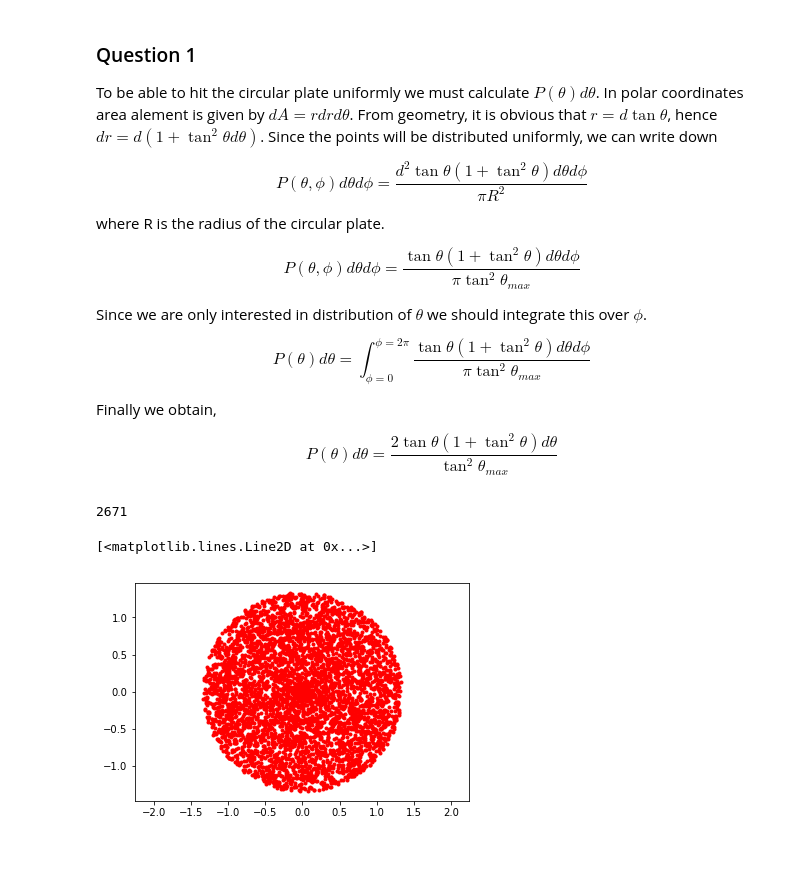
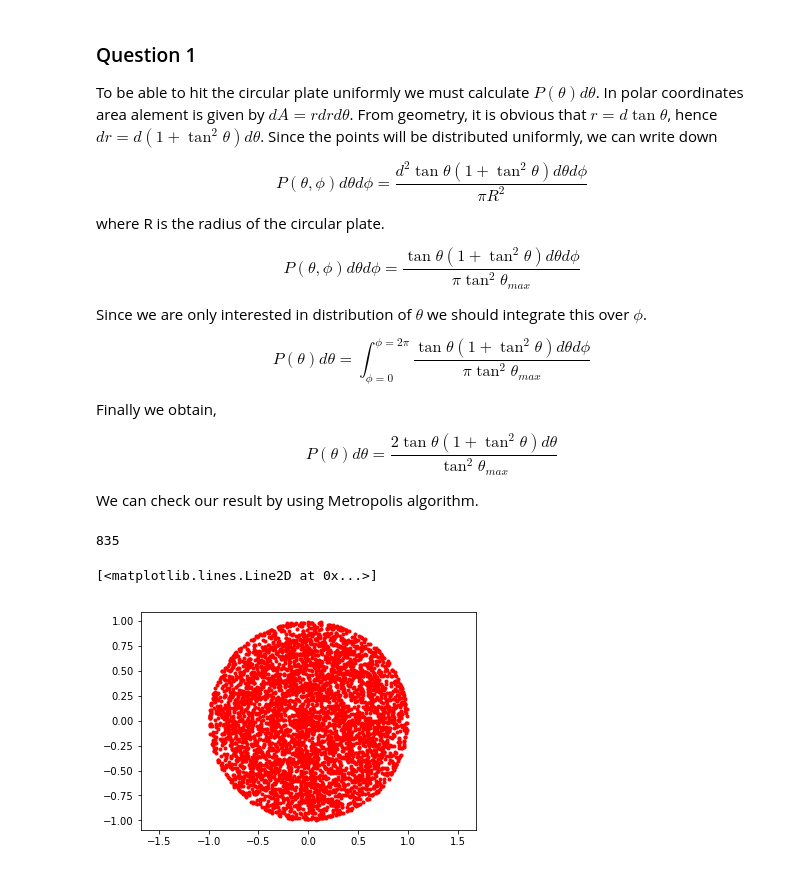
Before and after one commit to guneykan/montecarlo, a Jupyter notebook: PS2/PS2.ipynb, the cells around one changed output. Drawn from its saved outputs; the diff is of its cells as text; code cells hidden in the pictures.

```diff
--- a/PS2/PS2.ipynb
+++ b/PS2/PS2.ipynb
@@ -1,12 +1,15 @@
 # %% [markdown]
 ### Question 1
 
-To be able to hit the circular plate uniformly we must calculate $P(\theta)d\theta$. In polar coordinates area alement is given by $dA=r dr d\theta$. From geometry, it is obvious that $r=d\tan \theta$, hence $dr=d(1+\tan^2 \theta d\theta)$. Since the points will be distributed uniformly, we can write down
+To be able to hit the circular plate uniformly we must calculate $P(\theta)d\theta$. In polar coordinates area alement is given by $dA=r dr d\theta$. From geometry, it is obvious that $r=d\tan \theta$, hence $dr=d(1+\tan^2 \theta )d\theta$. Since the points will be distributed uniformly, we can write down
+
 
 $$P(\theta,\phi)d\theta d\phi=\frac{d^2\tan \theta(1+\tan^2 \theta)d\theta d\phi}{\pi R^2}$$
 where R is the radius of the circular plate.
 
+
 $$P(\theta,\phi)d\theta d\phi=\frac{\tan \theta(1+\tan^2 \theta)d\theta d\phi}{\pi \tan^2 \theta _{max}}$$
+
 
 Since we are only interested in distribution of $\theta$ we should integrate this over $\phi$.
 
@@ -18,45 +21,45 @@ Finally we obtain,
 
 
 $$P(\theta)d\theta=\frac{2\tan \theta(1+\tan^2 \theta)d\theta}{ \tan^2 \theta _{max}}$$
+
+
+We can check our result by using Metropolis algorithm.
 # %%
 %matplotlib inline
 import numpy as np
 import matplotlib.pyplot as plt
 import math
 
 initialX=0.1;
 
 currentX=initialX
 
 testX=0
 
 delta=0.08
 
 n=5000;
 
-xPoints=[]
+thetas=[]
 angles=2*math.pi*np.random.rand(n)
 accepted=0
 for i in range(0, n):
     testX=delta*(2*np.random.rand(1)-1)+currentX;
     val1=0.02*np.tan(currentX)*(1+(np.tan(currentX))**2)
     val2=0.02*np.tan(testX)*(1+(np.tan(testX))**2)
-    if testX>math.pi/2.1:
-        val2=0.0001
+    if testX>1.56079666011:
+        val2=0.000000001
     ratio=val2/val1
     if ratio > np.random.rand(1):
         currentX=testX;
         accepted+=1
-    xPoints.append(currentX[0])
-#print(xPoints)
+    thetas.append(currentX[0])
 print(accepted)
-x=0.1*np.tan(xPoints)*np.cos(angles)
-y=0.1*np.tan(xPoints)*np.sin(angles)
+x=0.01*np.tan(thetas)*np.cos(angles)
+y=0.01*np.tan(thetas)*np.sin(angles)
 plt.axis('equal')
 plt.plot(x,y,'.r')
-#plt.hist(xPoints, bins=100)
-#plt.show()
 # %% [output]
-2671
+835
 [<matplotlib.lines.Line2D at 0x...>]
-[figure, old version]
+[figure, new version]
```
Also changed, not shown: parts of 4 cells of this notebook.
